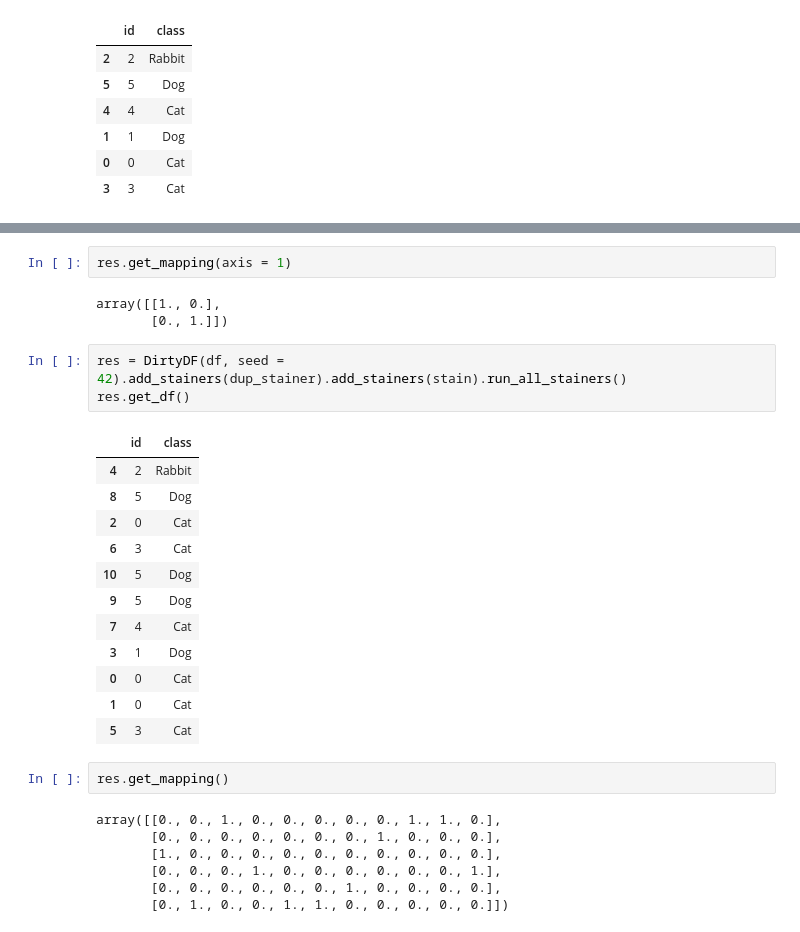
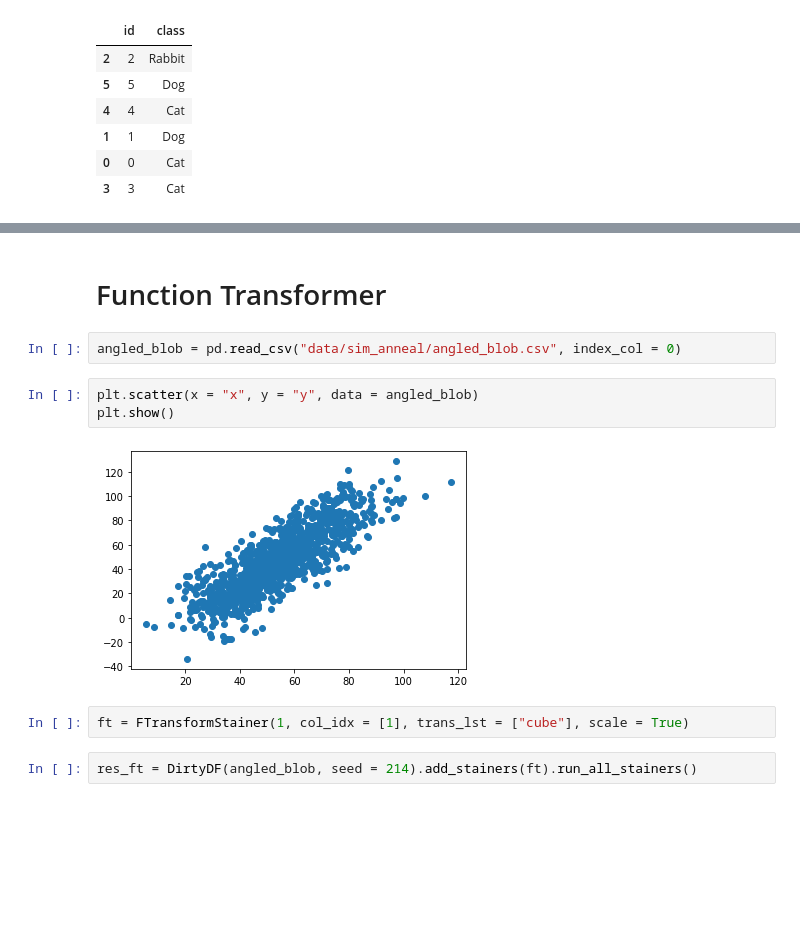
Before and after one commit to joeltanwr/DirtyDF, a Jupyter notebook: test_mtjjv.ipynb, the cells around one changed output, grey strips where cells are left out. Saved outputs shown, nothing was run; the diff lists cells and outputs as text; blank space fills up the shorter version.

Commit message:
Add Function Transform
No default function currently, but there is a list of options to choose from if required

```diff
--- a/test_mtjjv.ipynb
+++ b/test_mtjjv.ipynb
@@ -122,30 +93,13 @@ array([[1., 1., 1., 0., 0., 0., 0., 0., 0., 0., 0.],
-# %%
-res.get_mapping(axis = 1)
-# %% [output]
-array([[1., 0.],
-       [0., 1.]])
-# %%
-res = DirtyDF(df, seed = 42).add_stainers(dup_stainer).add_stainers(stain).run_all_stainers()
-res.get_df()
-# %% [output]
-|  | id | class |
-| 4 | 2 | Rabbit |
-| 8 | 5 | Dog |
-| 2 | 0 | Cat |
-| 6 | 3 | Cat |
-| 10 | 5 | Dog |
-| 9 | 5 | Dog |
-| 7 | 4 | Cat |
-| 3 | 1 | Dog |
-| 0 | 0 | Cat |
-| 1 | 0 | Cat |
-| 5 | 3 | Cat |
-# %%
-res.get_mapping()
-# %% [output]
-array([[0., 0., 1., 0., 0., 0., 0., 0., 1., 1., 0.],
-       [0., 0., 0., 0., 0., 0., 0., 1., 0., 0., 0.],
-       [1., 0., 0., 0., 0., 0., 0., 0., 0., 0., 0.],
-       [0., 0., 0., 1., 0., 0., 0., 0., 0., 0., 1.],
-       [0., 0., 0., 0., 0., 0., 1., 0., 0., 0., 0.],
-       [0., 1., 0., 0., 1., 1., 0., 0., 0., 0., 0.]])
+# %% [markdown]
+# Function Transformer
+# %%
+angled_blob = pd.read_csv("data/sim_anneal/angled_blob.csv", index_col = 0)
+# %%
+plt.scatter(x = "x", y = "y", data = angled_blob)
+plt.show()
+# %% [output]
+[figure, added]
+# %%
+ft = FTransformStainer(1, col_idx = [1], trans_lst = ["cube"], scale = True)
+# %%
+res_ft = DirtyDF(angled_blob, seed = 214).add_stainers(ft).run_all_stainers()
```
Also changed, not shown: parts of 29 cells of this notebook, 1 other file.
